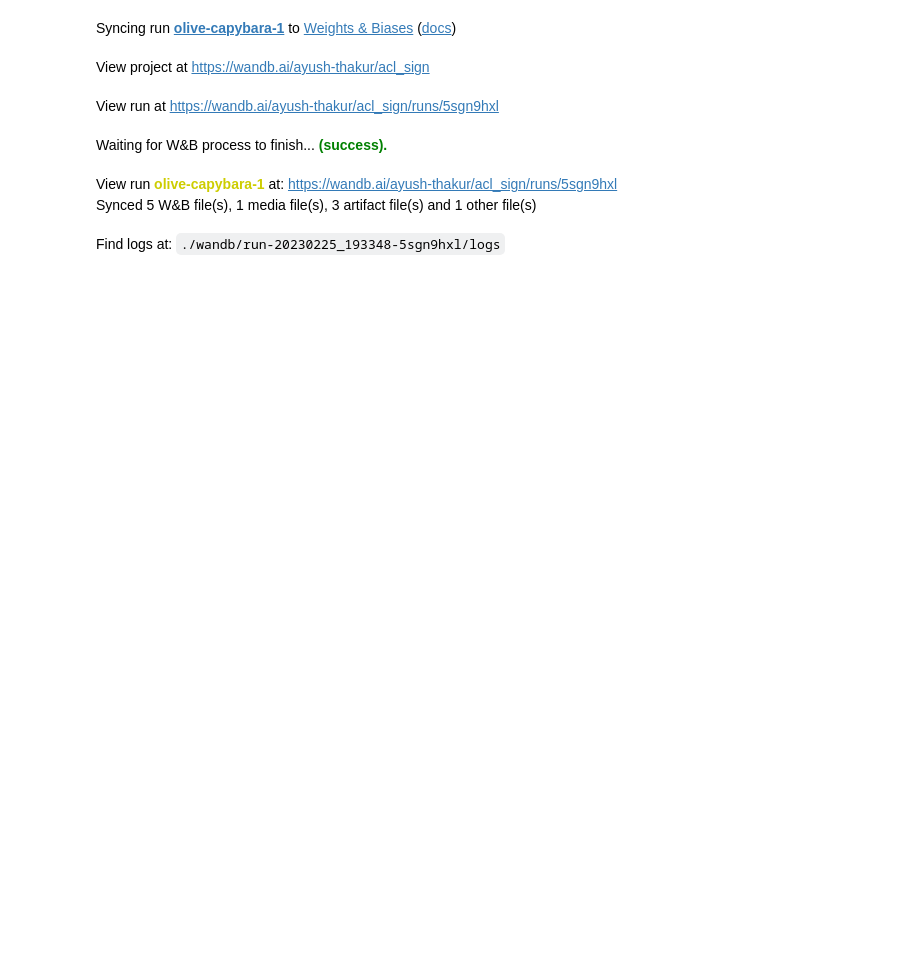
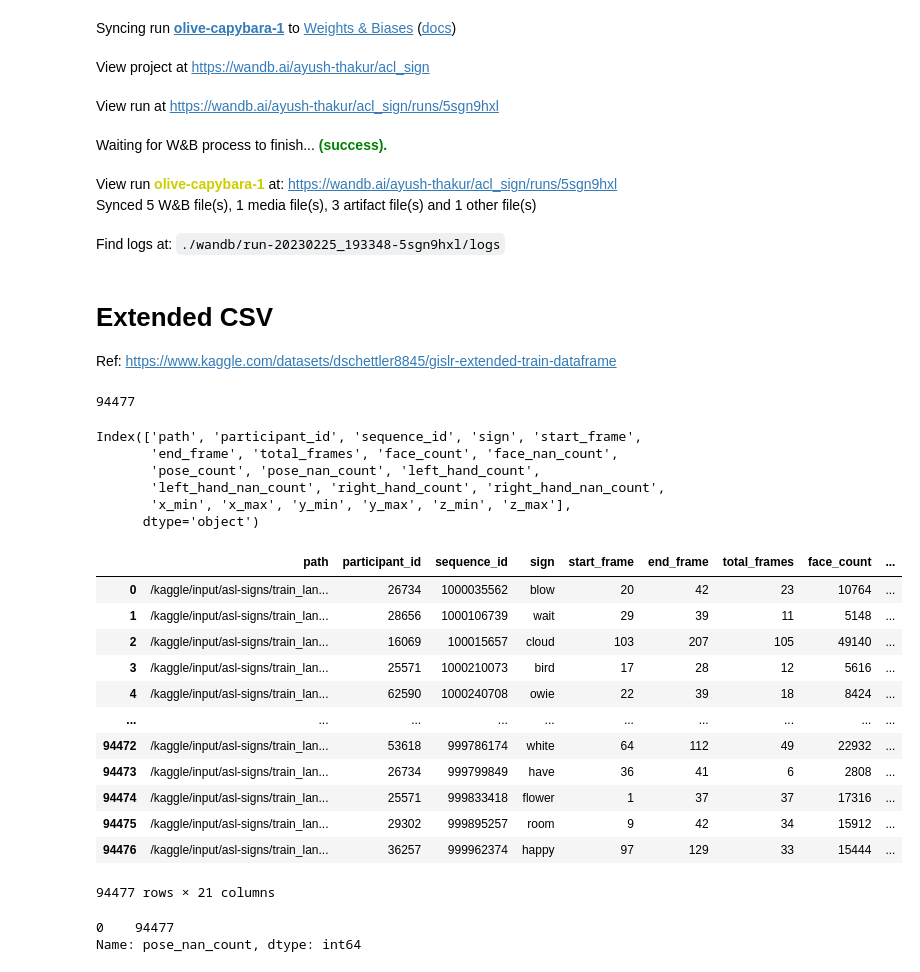
Before and after one commit to ayulockin/kaggle-asl, a Jupyter notebook: notebooks/understanding-the-dataset.ipynb, the cells around one changed output. Saved outputs shown, nothing was run; the diff lists cells and outputs as text; code cells hidden in the pictures; blank space fills up the shorter version.

```diff
--- a/notebooks/understanding-the-dataset.ipynb
+++ b/notebooks/understanding-the-dataset.ipynb
@@ -241,3 +271,43 @@ Waiting for W&B process to finish... (success).
 View run olive-capybara-1 at: https://wandb.ai/ayush-thakur/acl_sign/runs/5sgn9hxl
 Synced 5 W&B file(s), 1 media file(s), 3 artifact file(s) and 1 other file(s)
 Find logs at: ./wandb/run-20230225_193348-5sgn9hxl/logs
+# %% [markdown]
+# Extended CSV
+
+Ref: https://www.kaggle.com/datasets/dschettler8845/gislr-extended-train-dataframe
+# %%
+df = pd.read_csv("../data/extended_train.csv")
+# %%
+len(df)
+# %% [output]
+94477
+# %%
+df.columns
+# %% [output]
+Index(['path', 'participant_id', 'sequence_id', 'sign', 'start_frame',
+       'end_frame', 'total_frames', 'face_count', 'face_nan_count',
+       'pose_count', 'pose_nan_count', 'left_hand_count',
+       'left_hand_nan_count', 'right_hand_count', 'right_hand_nan_count',
+       'x_min', 'x_max', 'y_min', 'y_max', 'z_min', 'z_max'],
+      dtype='object')
+# %%
+df
+# %% [output]
+|  | path | participant_id | sequence_id | sign | start_frame | end_frame | total_frames | face_count | ... |
+| 0 | /kaggle/input/asl-signs/train_lan... | 26734 | 1000035562 | blow | 20 | 42 | 23 | 10764 | ... |
+| 1 | /kaggle/input/asl-signs/train_lan... | 28656 | 1000106739 | wait | 29 | 39 | 11 | 5148 | ... |
+| 2 | /kaggle/input/asl-signs/train_lan... | 16069 | 100015657 | cloud | 103 | 207 | 105 | 49140 | ... |
+| 3 | /kaggle/input/asl-signs/train_lan... | 25571 | 1000210073 | bird | 17 | 28 | 12 | 5616 | ... |
+| 4 | /kaggle/input/asl-signs/train_lan... | 62590 | 1000240708 | owie | 22 | 39 | 18 | 8424 | ... |
+| ... | ... | ... | ... | ... | ... | ... | ... | ... | ... |
+| 94472 | /kaggle/input/asl-signs/train_lan... | 53618 | 999786174 | white | 64 | 112 | 49 | 22932 | ... |
+| 94473 | /kaggle/input/asl-signs/train_lan... | 26734 | 999799849 | have | 36 | 41 | 6 | 2808 | ... |
+| 94474 | /kaggle/input/asl-signs/train_lan... | 25571 | 999833418 | flower | 1 | 37 | 37 | 17316 | ... |
+| 94475 | /kaggle/input/asl-signs/train_lan... | 29302 | 999895257 | room | 9 | 42 | 34 | 15912 | ... |
+| 94476 | /kaggle/input/asl-signs/train_lan... | 36257 | 999962374 | happy | 97 | 129 | 33 | 15444 | ... |
+94477 rows × 21 columns
+# %%
+df.pose_nan_count.value_counts()
+# %% [output]
+0    94477
+Name: pose_nan_count, dtype: int64
```
Also changed, not shown: parts of 16 cells of this notebook, 4 other files.
